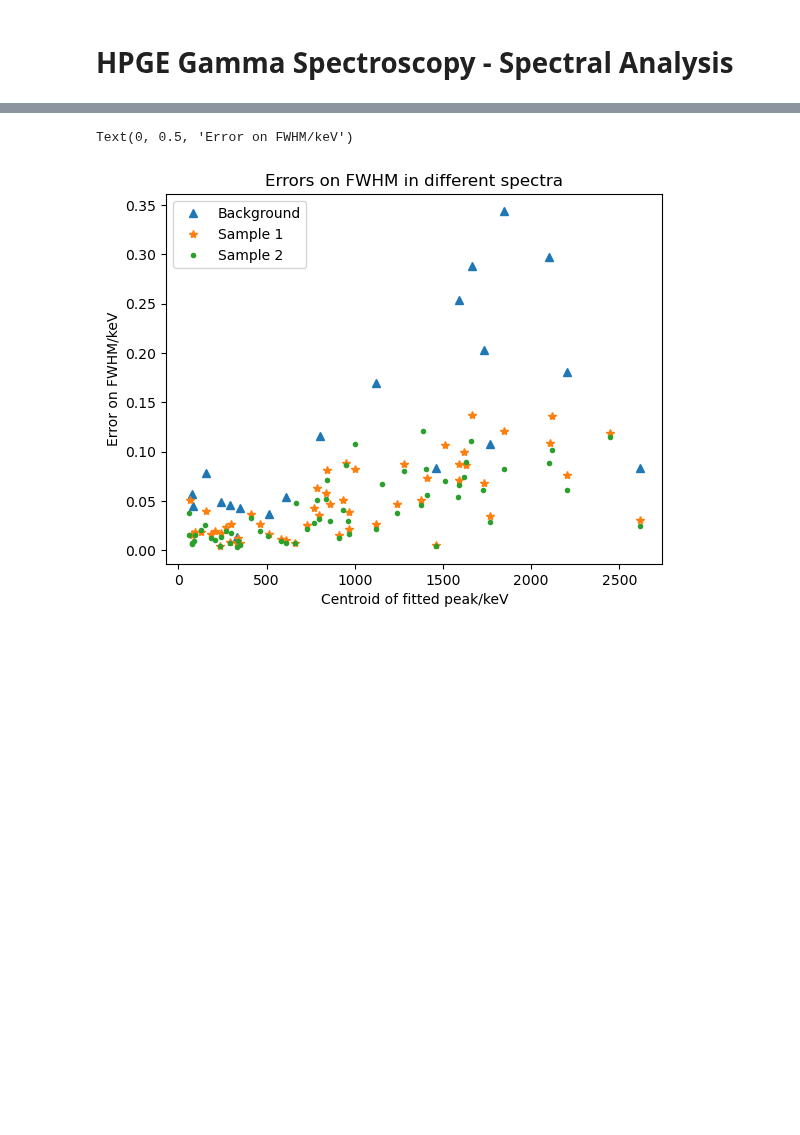
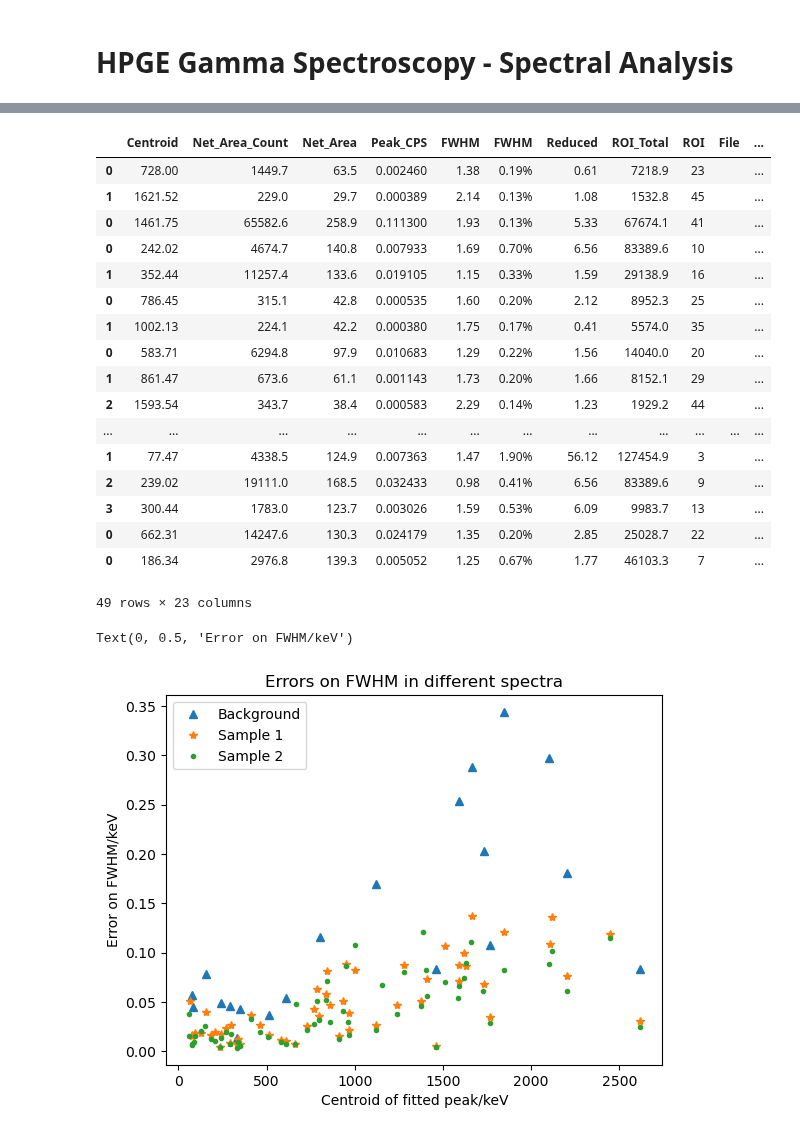
Before and after one commit to ngcnpeter/HPGe_lab_y3, a Jupyter notebook: spectal_analysis.ipynb, the cells around one changed output, grey strips where cells are left out. Saved outputs shown, nothing was run; the diff lists cells and outputs as text; code cells hidden in the pictures; blank space fills up the shorter version.

Commit message:
nndc

```diff
--- a/spectal_analysis.ipynb
+++ b/spectal_analysis.ipynb
@@ -22,13 +136,19 @@ def peak_df(filename):
     ,' FWHM':'FWHM','  Net_Area':'Net_Area_Count'}
     #dtype_dict = {'Photopeak_Energy':float,'Centroid':float,'Peak_CPS':float,'FWHM':float,'Net_Area_Count':float,''}
     df.rename(columns = rename_dict,inplace = True)
-    df2 = df.merge(pp_df,how = 'left' ,on = ['Nuclide','Photopeak_Energy'])  #match BR to peak
-    df2['Centroid_err'] = df2['FWHM']/2/np.sqrt(2*np.log(2)*df2['Net_Area_Count'])#Centroid error
-    df2['FWHM_err'] = df2['Centroid_err']*np.sqrt(np.log(2))*2 #FWHM error
-    df2['Resolution'] = df2['FWHM']/df2['Centroid']
-    df2['Resolution_err']= df2['Resolution']*np.sqrt((df2['Centroid_err']/df2['Centroid'])**2+(df2['FWHM_err']/df2['FWHM'])**2)
-    df2['Peak_CPS_BR'] = df2['Peak_CPS']/df2['BR']
-    return df2
+    nuc = df['Nuclide'].dropna()
+    nuc = list(set([i[0] for i in nuc.str.findall('\w+\d+')])) #unique nuclide names
+    for i in nuc:
+        nndc_df = nndc(i)
+        df[df['Nuclide'].str.contains(i).fillna(False)].merge(nndc_df,how = 'left' ,on = ['Photopeak_Energy'])
+    df.drop_duplicates(subset = "Photopeak_Energy",inplace = True)
+
+    # df2['Centroid_err'] = df2['FWHM']/2/np.sqrt(2*np.log(2)*df2['Net_Area_Count'])#Centroid error
+    # df2['FWHM_err'] = df2['Centroid_err']*np.sqrt(np.log(2))*2 #FWHM error
+    # df2['Resolution'] = df2['FWHM']/df2['Centroid']
+    # df2['Resolution_err']= df2['Resolution']*np.sqrt((df2['Centroid_err']/df2['Centroid'])**2+(df2['FWHM_err']/df2['FWHM'])**2)
+    # df2['Peak_CPS_BR'] = df2['Peak_CPS']/df2['BR']
+    return df
 
 class peak():
     def __init__(self,df):
@@ -45,3 +167,31 @@ df_bg= peak_df(path_bg)
+# %%
+nuc = df_1['Nuclide'].dropna()
+nuc = list(set([i[0] for i in nuc.str.findall('\w+\d+')])) #unique nuclide names
+df = pd.DataFrame()
+for i in nuc:
+    df = pd.concat([df ,df_1[df_1['Nuclide'].str.contains(i).fillna(False)].merge(nndc(i),how = 'left' ,on = ['Photopeak_Energy'])])
+df.drop_duplicates(subset = "Photopeak_Energy",inplace = True)
+# %%
+df
+# %% [output]
+|  | Centroid | Net_Area_Count | Net_Area | Peak_CPS | FWHM | FWHM | Reduced | ROI_Total | ROI | File | ... |
+| 0 | 728.00 | 1449.7 | 63.5 | 0.002460 | 1.38 | 0.19% | 0.61 | 7218.9 | 23 |  | ... |
+| 1 | 1621.52 | 229.0 | 29.7 | 0.000389 | 2.14 | 0.13% | 1.08 | 1532.8 | 45 |  | ... |
+| 0 | 1461.75 | 65582.6 | 258.9 | 0.111300 | 1.93 | 0.13% | 5.33 | 67674.1 | 41 |  | ... |
+| 0 | 242.02 | 4674.7 | 140.8 | 0.007933 | 1.69 | 0.70% | 6.56 | 83389.6 | 10 |  | ... |
+| 1 | 352.44 | 11257.4 | 133.6 | 0.019105 | 1.15 | 0.33% | 1.59 | 29138.9 | 16 |  | ... |
+| 0 | 786.45 | 315.1 | 42.8 | 0.000535 | 1.60 | 0.20% | 2.12 | 8952.3 | 25 |  | ... |
+| 1 | 1002.13 | 224.1 | 42.2 | 0.000380 | 1.75 | 0.17% | 0.41 | 5574.0 | 35 |  | ... |
+| 0 | 583.71 | 6294.8 | 97.9 | 0.010683 | 1.29 | 0.22% | 1.56 | 14040.0 | 20 |  | ... |
+| 1 | 861.47 | 673.6 | 61.1 | 0.001143 | 1.73 | 0.20% | 1.66 | 8152.1 | 29 |  | ... |
+| 2 | 1593.54 | 343.7 | 38.4 | 0.000583 | 2.29 | 0.14% | 1.23 | 1929.2 | 44 |  | ... |
+| ... | ... | ... | ... | ... | ... | ... | ... | ... | ... | ... | ... |
+| 1 | 77.47 | 4338.5 | 124.9 | 0.007363 | 1.47 | 1.90% | 56.12 | 127454.9 | 3 |  | ... |
+| 2 | 239.02 | 19111.0 | 168.5 | 0.032433 | 0.98 | 0.41% | 6.56 | 83389.6 | 9 |  | ... |
+| 3 | 300.44 | 1783.0 | 123.7 | 0.003026 | 1.59 | 0.53% | 6.09 | 9983.7 | 13 |  | ... |
+| 0 | 662.31 | 14247.6 | 130.3 | 0.024179 | 1.35 | 0.20% | 2.85 | 25028.7 | 22 |  | ... |
+| 0 | 186.34 | 2976.8 | 139.3 | 0.005052 | 1.25 | 0.67% | 1.77 | 46103.3 | 7 |  | ... |
+49 rows × 23 columns
 # %%
 def chi2_prob(fit,data,err,df):
     '''This function calculates chi2 probability for given
```
Also changed, not shown: parts of 21 cells of this notebook, 3 other files.
